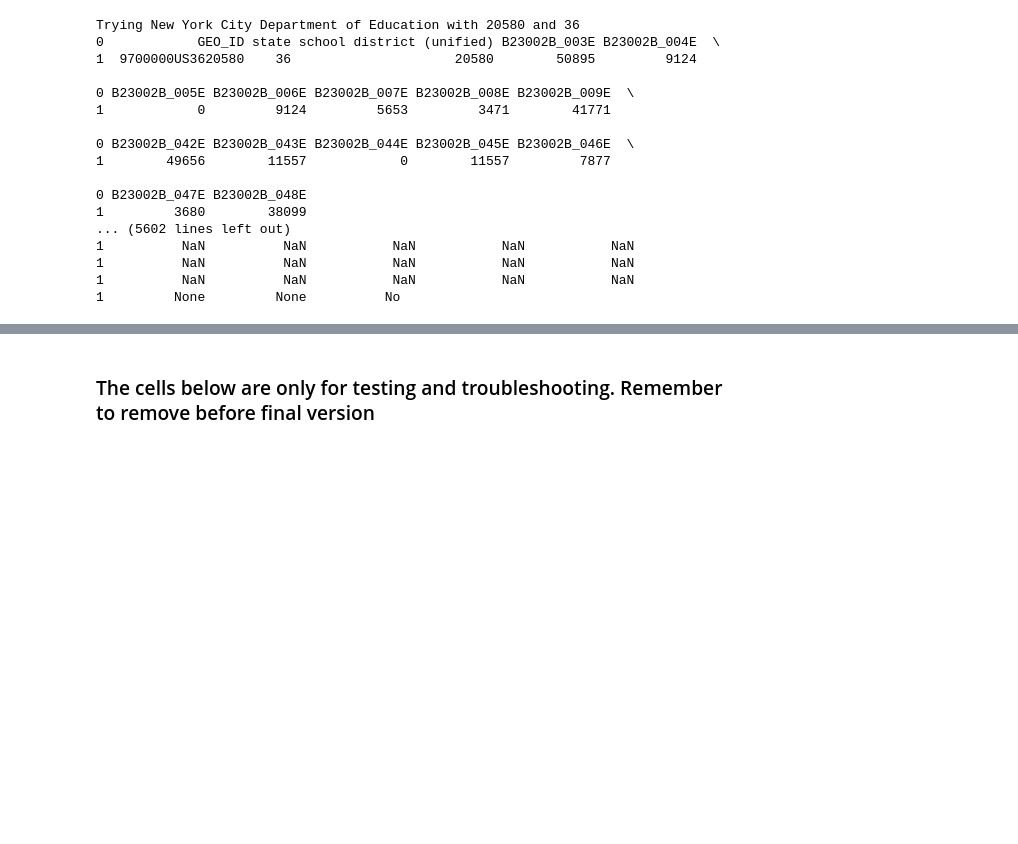
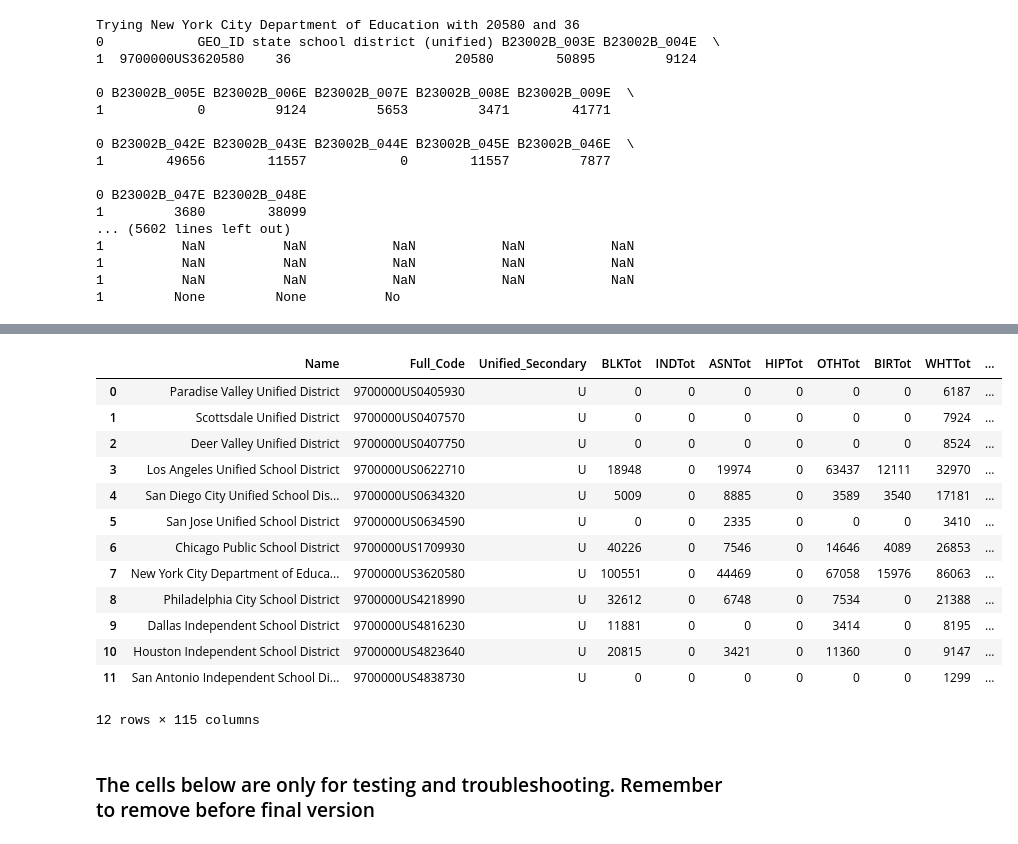
Before and after one commit to eisenba/project-1, a Jupyter notebook: censusdata/CensusData.ipynb, the cells around one changed output, grey strips where cells are left out. Cells and saved outputs as stored; diff of their text form; code cells hidden in the pictures; blank space fills up the shorter version.

Commit message:
Adds summary dataframe for B23002

```diff
--- a/censusdata/CensusData.ipynb
+++ b/censusdata/CensusData.ipynb
@@ -365,3 +326,34 @@ districts_df18B23002_grouped
+# %%
+# find count and percent of population outside the labor force
+# out of labor force count
+# (civilian male out of labor force + civilian female out of labor force)
+for i in group_list:
+    # total male civilian unemployment estimate
+    col1name = i + '_009E'
+    # total female civilian unemployment estimate
+    col2name =i + '_048E'
+    # creates column name. 'TotNonLbr' stands for total civilians not in labor force
+    new_colname = group_name[i] + 'TotNonLbr'
+    # add males to females. Census only includes these two categories
+    newcol = districts_df18B23002_grouped[col1name].astype('int64') + districts_df18B23002_grouped[col2name].astype('int64')
+    districts_df18B23002_grouped[new_colname] = newcol
+    # add calculated column to list of columns for summary dataframe
+    summary_columns.append(new_colname)
+
+# find percent of civilians out of labor force
+# (Civilian not in Labor Force / total civilian)
+for i in group_list:
+    # total civilian not in labor force estimate
+    col1name = group_name[i] + 'TotNonLbr'
+    # total civilians
+    col2name =group_name[i] + 'Civ'
+    # creates column name. 'CivLbr' stands for civilian labor force participation rate
+    new_colname = group_name[i] + 'TotNonLbrRate'
+    # divid labor force estimate by total civilians
+    newcol = districts_df18B23002_grouped[col1name].astype('float64') / districts_df18B23002_grouped[col2name].astype('float64')
+    districts_df18B23002_grouped[new_colname] = newcol
+    # add calculated column to list of columns for summary dataframe
+    summary_columns.append(new_colname)
 # %%
 # find civilian employed and unemployed counts
 
@@ -377,6 +369,8 @@ for i in group_list:
     # add males to females. Census only includes these two categories
     newcol = districts_df18B23002_grouped[col1name].astype('int64') + districts_df18B23002_grouped[col2name].astype('int64')
     districts_df18B23002_grouped[new_colname] = newcol
+    # add calculated column to list of columns for summary dataframe
+    summary_columns.append(new_colname)
 
 # unemployement count
 # (civilian male unemployed + civilian female unemployed)
@@ -390,5 +384,5 @@ for i in group_list:
     # add males to females. Census only includes these two categories
     newcol = districts_df18B23002_grouped[col1name].astype('int64') + districts_df18B23002_grouped[col2name].astype('int64')
     districts_df18B23002_grouped[new_colname] = newcol
-
-districts_df18B23002_grouped
+    # add calculated column to list of columns for summary dataframe
+    summary_columns.append(new_colname)
@@ -422,6 +401,8 @@ for i in group_list:
     # divide employment estimate by total labor force
     newcol = districts_df18B23002_grouped[col1name].astype('float64') / districts_df18B23002_grouped[col2name].astype('float64')
     districts_df18B23002_grouped[new_colname] = newcol
+    # add calculated column to list of columns for summary dataframe
+    summary_columns.append(new_colname)
 
 # unemployement rate
 # (total civilians unemployed / total civilian labor force)
@@ -435,6 +416,8 @@ for i in group_list:
     # divide unemployment estimate by total labor force
     newcol = districts_df18B23002_grouped[col1name].astype('float64') / districts_df18B23002_grouped[col2name].astype('float64')
     districts_df18B23002_grouped[new_colname] = newcol
+    # add calculated column to list of columns for summary dataframe
+    summary_columns.append(new_colname)
 
 districts_df18B23002_grouped
 # %% [output]
@@ -455,3 +438,21 @@ districts_df18B23002_grouped
+# %%
+summary_18B23002 = districts_df18B23002_grouped[summary_columns]
+summary_18B23002
+# %% [output]
+|  | Name | Full_Code | Unified_Secondary | BLKTot | INDTot | ASNTot | HIPTot | OTHTot | BIRTot | WHTTot | ... |
+| 0 | Paradise Valley Unified District | 9700000US0405930 | U | 0 | 0 | 0 | 0 | 0 | 0 | 6187 | ... |
+| 1 | Scottsdale Unified District | 9700000US0407570 | U | 0 | 0 | 0 | 0 | 0 | 0 | 7924 | ... |
+| 2 | Deer Valley Unified District | 9700000US0407750 | U | 0 | 0 | 0 | 0 | 0 | 0 | 8524 | ... |
+| 3 | Los Angeles Unified School District | 9700000US0622710 | U | 18948 | 0 | 19974 | 0 | 63437 | 12111 | 32970 | ... |
+| 4 | San Diego City Unified School Dis... | 9700000US0634320 | U | 5009 | 0 | 8885 | 0 | 3589 | 3540 | 17181 | ... |
+| 5 | San Jose Unified School District | 9700000US0634590 | U | 0 | 0 | 2335 | 0 | 0 | 0 | 3410 | ... |
+| 6 | Chicago Public School District | 9700000US1709930 | U | 40226 | 0 | 7546 | 0 | 14646 | 4089 | 26853 | ... |
+| 7 | New York City Department of Educa... | 9700000US3620580 | U | 100551 | 0 | 44469 | 0 | 67058 | 15976 | 86063 | ... |
+| 8 | Philadelphia City School District | 9700000US4218990 | U | 32612 | 0 | 6748 | 0 | 7534 | 0 | 21388 | ... |
+| 9 | Dallas Independent School District | 9700000US4816230 | U | 11881 | 0 | 0 | 0 | 3414 | 0 | 8195 | ... |
+| 10 | Houston Independent School District | 9700000US4823640 | U | 20815 | 0 | 3421 | 0 | 11360 | 0 | 9147 | ... |
+| 11 | San Antonio Independent School Di... | 9700000US4838730 | U | 0 | 0 | 0 | 0 | 0 | 0 | 1299 | ... |
+12 rows × 115 columns
 # %% [markdown]
 ### The cells below are only for testing and troubleshooting. Remember to remove before final version
 # %%
```
Also changed, not shown: parts of 5 cells of this notebook.
